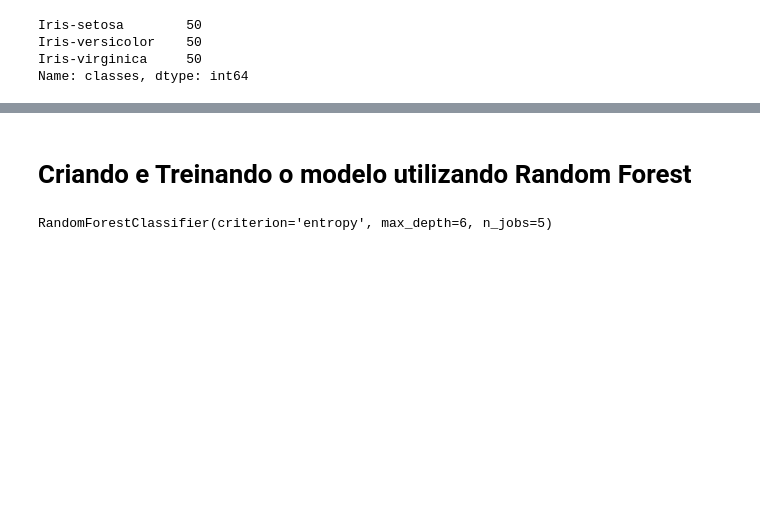
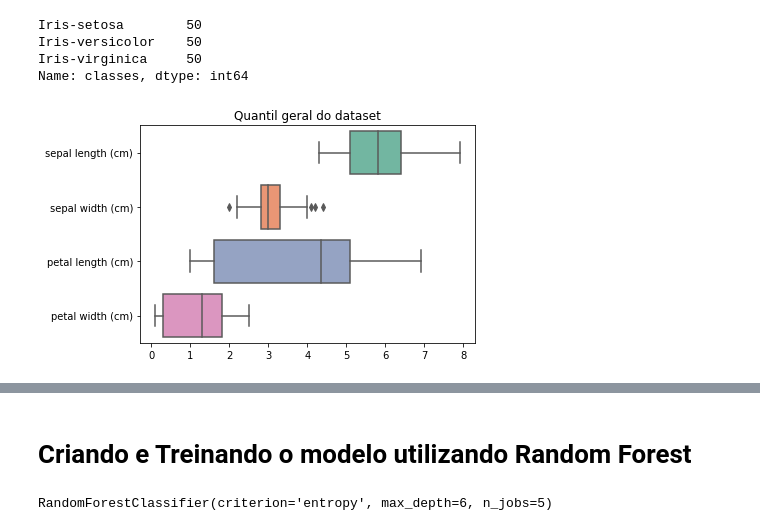
Before and after one commit to gdagomes/Python, a Jupyter notebook: Kaggle/Projeto_Iris/Dataset_Iris.ipynb, the cells around one changed output, grey strips where cells are left out. Cells and saved outputs as stored; diff of their text form; code cells hidden in the pictures; blank space fills up the shorter version.

```diff
--- a/Kaggle/Projeto_Iris/Dataset_Iris.ipynb
+++ b/Kaggle/Projeto_Iris/Dataset_Iris.ipynb
@@ -83,3 +85,11 @@ Iris-setosa        50
 Iris-versicolor    50
 Iris-virginica     50
 Name: classes, dtype: int64
+# %%
+# Identificando o cm (pétala e sepal) em mediana do Dataset
+
+sns.boxplot(data=df_iris, orient="h", palette="Set2")
+plt.title('Quantil geral do dataset')
+plt.show()
+# %% [output]
+[figure, added]
```
Also changed, not shown: parts of 5 cells of this notebook, 1 other file.
